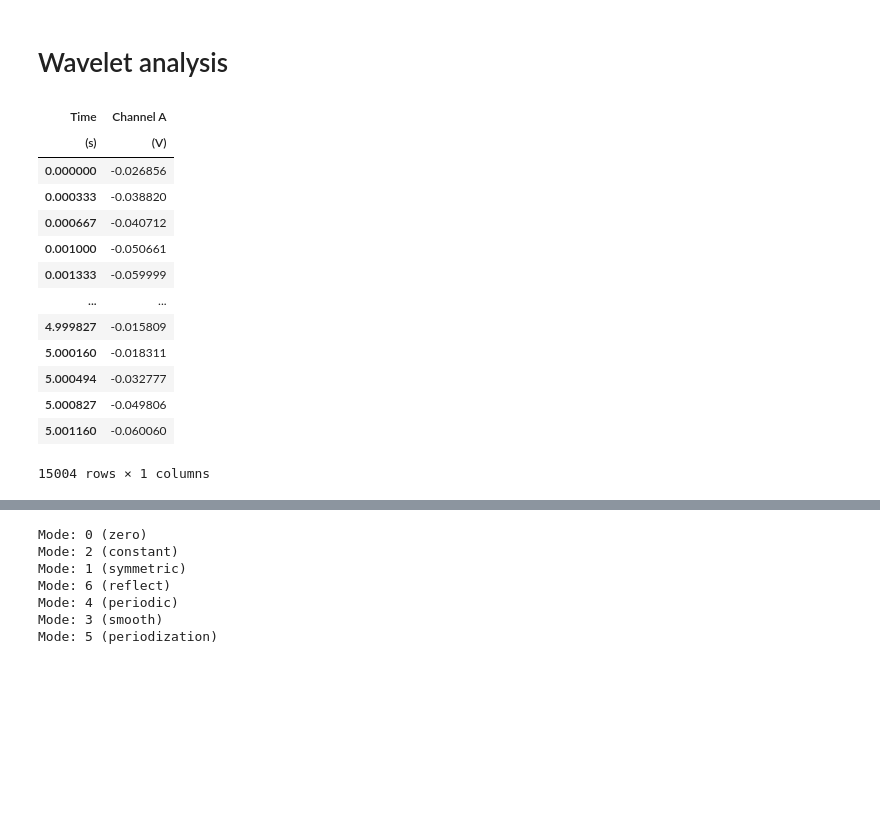
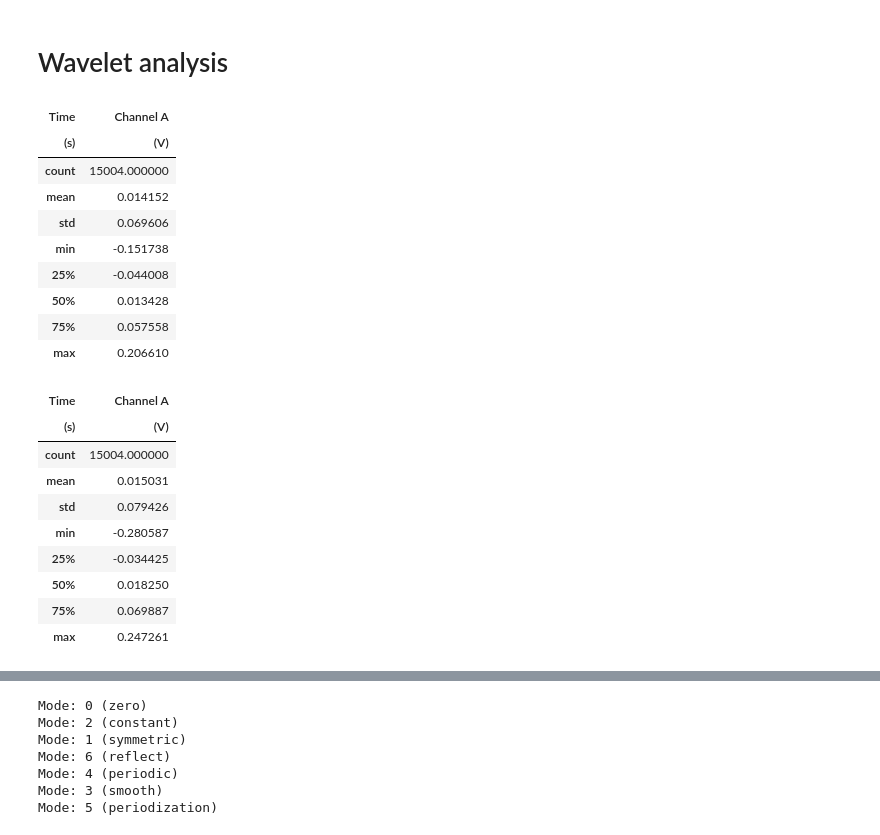
Before and after one commit to christian0101/Photovoltaics-Interactive-Tabletop, a Jupyter notebook: Code/Project.ipynb, the cells around one changed output, grey strips where cells are left out. Drawn from its saved outputs; the diff is of its cells as text; code cells hidden in the pictures; blank space fills up the shorter version.

```diff
--- a/Code/Project.ipynb
+++ b/Code/Project.ipynb
@@ -775,22 +845,31 @@ for gesture in gestures:
 # %%
 import pywt
 x = fistForm.values
 # Discrete Wavelet Transform
 #cA, cD = pywt.dwt(x, 'db2')
 #x2 = pywt.idwt(cA, cD, 'db2')
-x
+fistForm.describe()
 # %% [output]
 | Time | Channel A |
 | (s) | (V) |
-| 0.000000 | -0.026856 |
-| 0.000333 | -0.038820 |
-| 0.000667 | -0.040712 |
-| 0.001000 | -0.050661 |
-| 0.001333 | -0.059999 |
-| ... | ... |
-| 4.999827 | -0.015809 |
-| 5.000160 | -0.018311 |
-| 5.000494 | -0.032777 |
-| 5.000827 | -0.049806 |
-| 5.001160 | -0.060060 |
+| count | 15004.000000 |
+| mean | 0.014152 |
+| std | 0.069606 |
+| min | -0.151738 |
+| 25% | -0.044008 |
+| 50% | 0.013428 |
+| 75% | 0.057558 |
+| max | 0.206610 |
-15004 rows × 1 columns
+# %%
+clockwise.describe()
+# %% [output]
+| Time | Channel A |
+| (s) | (V) |
+| count | 15004.000000 |
+| mean | 0.015031 |
+| std | 0.079426 |
+| min | -0.280587 |
+| 25% | -0.034425 |
+| 50% | 0.018250 |
+| 75% | 0.069887 |
+| max | 0.247261 |
```
Also changed, not shown: parts of 28 cells of this notebook, 13 other files.
